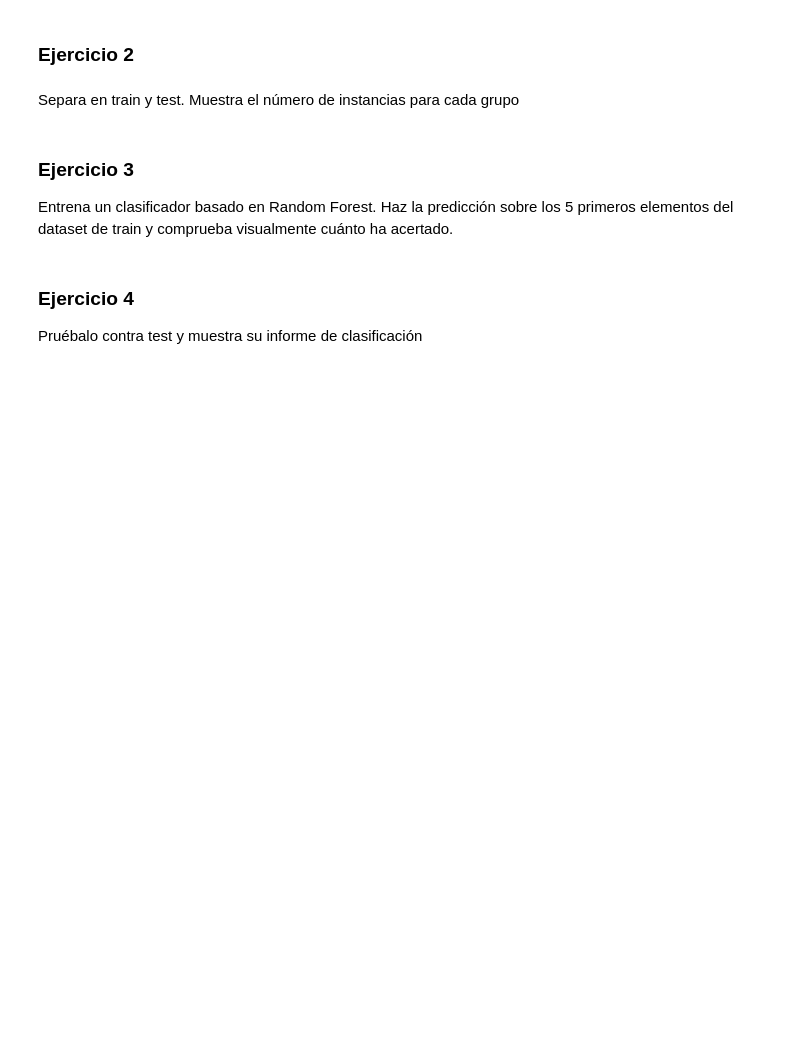
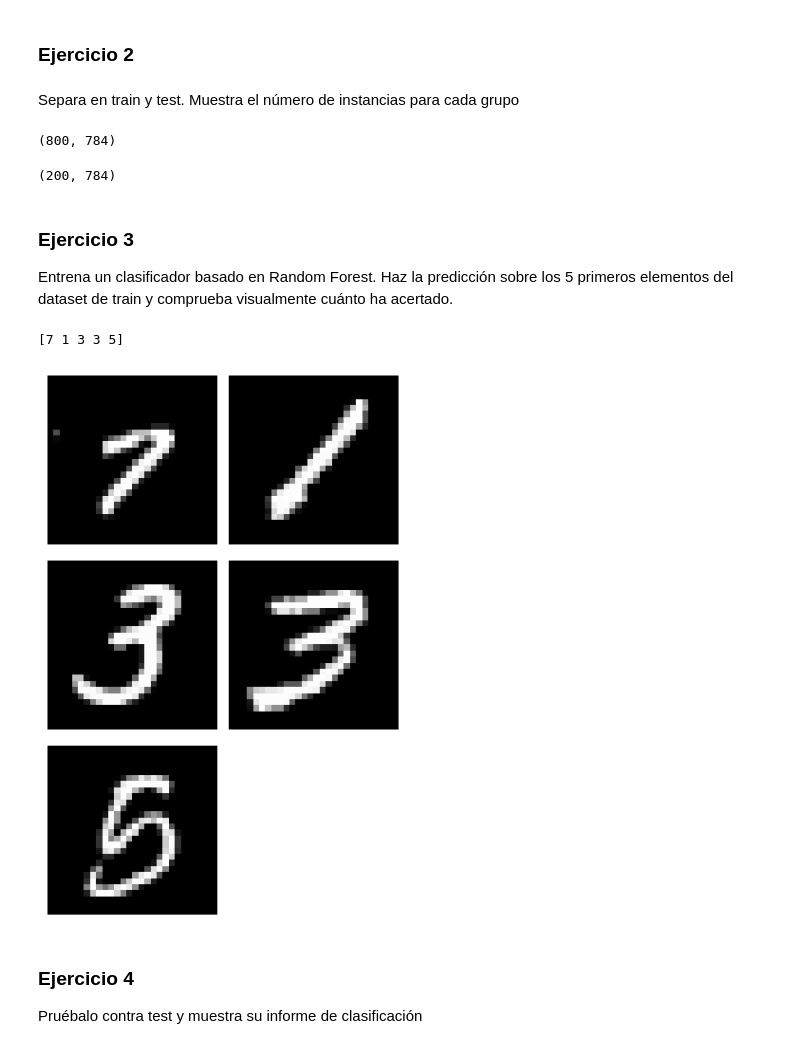
Before and after one commit to 27MarioGomez/ONLINE_DS_THEBRIDGE_27MarioGomez, a Jupyter notebook: 04_Machine_Learning/Sprint_11/Unidad_02/Ejercicios_Workout/13_Ejercicios_Bagging_y_Boosting.ipynb, the cells around one changed output. Drawn from its saved outputs; the diff is of its cells as text; code cells hidden in the pictures; blank space fills up the shorter version.

```diff
--- a/04_Machine_Learning/Sprint_11/Unidad_02/Ejercicios_Workout/13_Ejercicios_Bagging_y_Boosting.ipynb
+++ b/04_Machine_Learning/Sprint_11/Unidad_02/Ejercicios_Workout/13_Ejercicios_Bagging_y_Boosting.ipynb
@@ -49,3 +30,9 @@ y = mnist_data.iloc[:, 0].values   # Primera columna (número real)
+# %%
+
+mnist = pd.read_csv("./data/mnist_csv")
+
+X = mnist.drop("numero", axis = 1).values
+y = mnist["numero"].values
 # %% [markdown]
 ### Ejercicio 1
 
@@ -91,10 +76,31 @@ def plot_mnist_images(images, bck_white = False):
 ### Ejercicio 2
 # %% [markdown]
 Separa en train y test. Muestra el número de instancias para cada grupo
+# %%
+X_train, X_test, y_train, y_test = train_test_split(X,y, test_size= 0.2, random_state= 42)
+# %%
+X_train.shape
+# %% [output]
+(800, 784)
+# %%
+X_test.shape
+# %% [output]
+(200, 784)
 # %% [markdown]
 ### Ejercicio 3
 
 Entrena un clasificador basado en Random Forest. Haz la predicción sobre los 5 primeros elementos del dataset de train y comprueba visualmente cuánto ha acertado.
+# %%
+rf_clf = RandomForestClassifier(random_state= 42)
+rf_clf.fit(X_train,y_train)
+predicted = rf_clf.predict(X_train[0:5])
+print(predicted)
+# %% [output]
+[7 1 3 3 5]
+# %%
+plot_mnist_images(X_train[0:5])
+# %% [output]
+[figure, added]
 # %% [markdown]
 ### Ejercicio 4
 
```
Also changed, not shown: parts of 13 cells of this notebook.
